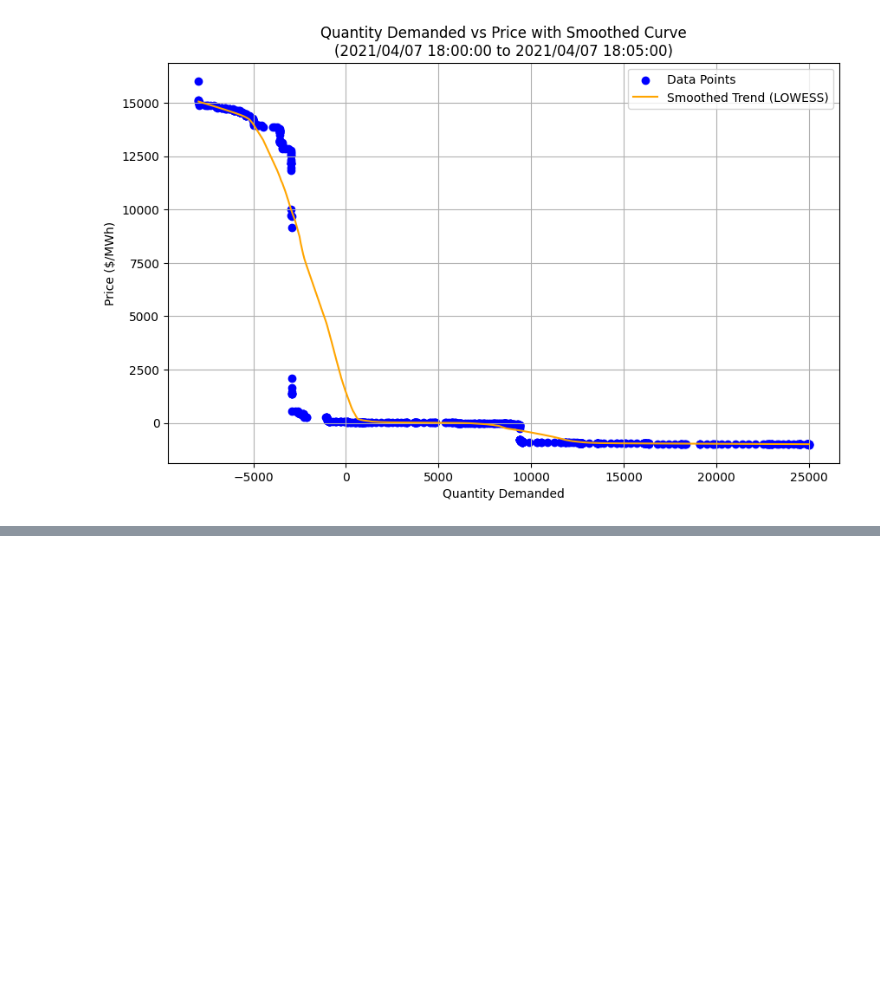
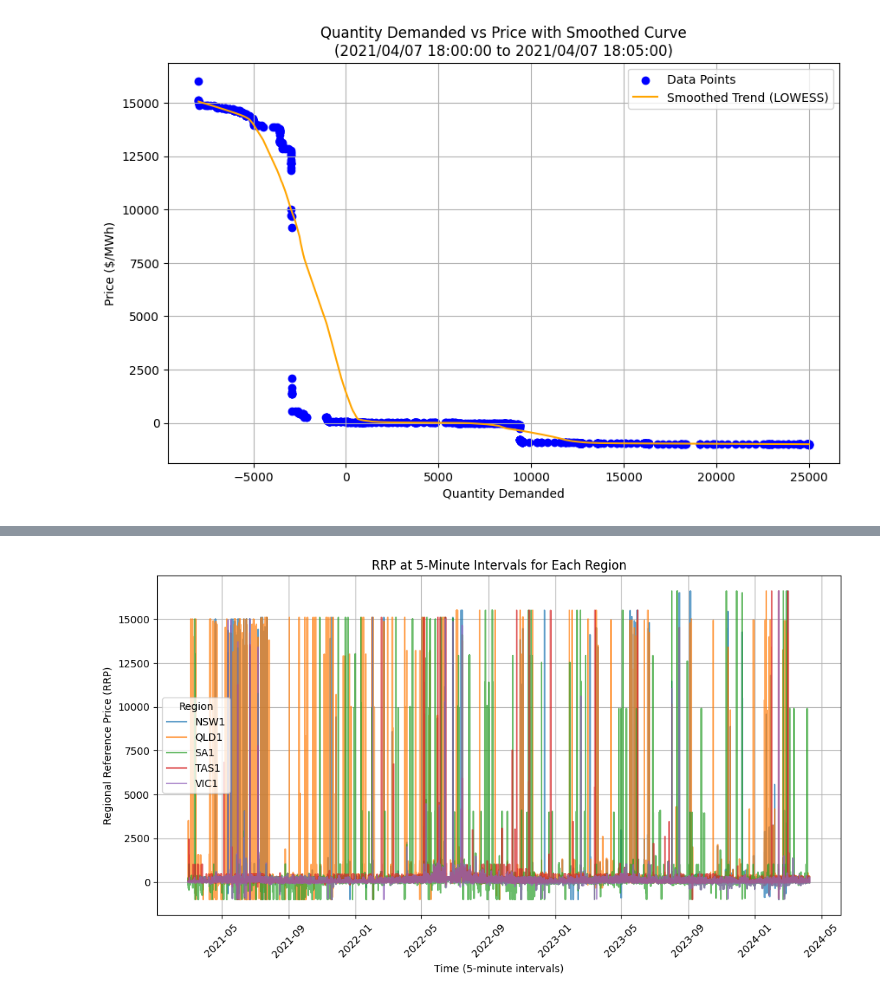
Before and after one commit to daniel-seymour/aus-electricity-auctions, a Jupyter notebook: data_cleaning_code/Uniform_auction_regional_basis.ipynb, the cells around one changed output, grey strips where cells are left out. Cells and saved outputs as stored; diff of their text form; code cells hidden in the pictures; blank space fills up the shorter version.

```diff
--- a/data_cleaning_code/Uniform_auction_regional_basis.ipynb
+++ b/data_cleaning_code/Uniform_auction_regional_basis.ipynb
@@ -120,0 +147,12 @@ inelastic_demand_per_region_df
+# %%
+# We now filter again just for the dispatch loads of Origin Energy electricity plants for the 6:00-6:05pm auction
+regional_demand_time_df = regional_demand_df[
+    regional_demand_df["SETTLEMENTDATE"].astype(str).str.contains("18:05:00", na=False)
+]
+
+date = '2021-04-07'
+
+# Filter for a single day
+# Next step: create a for loop to go through each of the dates
+regional_demand_time_date_df = regional_demand_time_df[regional_demand_time_df['SETTLEMENTDATE'].astype(str).str.contains(date)]
+regional_demand_time_date_df
@@ -235,7 +280,7 @@ bids_sorted_by_region
 # Create the demand_function column as the inelastic demand minus the cumulative bid volume adjusted
 
 # Map inelastic demand per region from TOTALCLEARED
-inelastic_demand_dict = dict(zip(inelastic_demand_per_region_df["Region"], inelastic_demand_per_region_df["TOTALCLEARED"]))
+inelastic_demand_dict = dict(zip(regional_demand_time_date_df["REGIONID"], regional_demand_time_date_df["TOTALDEMAND"]))
 
 # Compute demand function for each region
 bids_sorted_by_region["demand_function_for_each_region"] = (
@@ -360,0 +402,6 @@ INFO: Returning DISPATCHLOAD.
+# %%
+# Get the price bids.
+price_data = dynamic_data_compiler(start_time='2021/03/01 00:00:00',
+                                   end_time='2024/04/10 00:00:00',
+                                   table_name='DISPATCHPRICE',
+                                   raw_data_location=raw_data_cache)
@@ -360,0 +433,33 @@ INFO: Returning DISPATCHLOAD.
+# %%
+import pandas as pd
+import matplotlib.pyplot as plt
+
+# Convert SETTLEMENTDATE to datetime
+price_data["SETTLEMENTDATE"] = pd.to_datetime(price_data["SETTLEMENTDATE"])
+
+# Set SETTLEMENTDATE as the index for proper time-series plotting
+price_data = price_data.sort_values(by=["SETTLEMENTDATE"])
+
+# Get unique regions
+regions = price_data["REGIONID"].unique()
+
+# Create a figure
+plt.figure(figsize=(12, 6))
+
+# Loop through each region and plot RRP over time
+for region in regions:
+    subset = price_data[price_data["REGIONID"] == region]  # Filter data for the region
+    plt.plot(subset["SETTLEMENTDATE"], subset["RRP"], label=region, alpha=0.7)
+
+# Formatting the plot
+plt.xlabel("Time (5-minute intervals)")
+plt.ylabel("Regional Reference Price (RRP)")
+plt.title("RRP at 5-Minute Intervals for Each Region")
+plt.legend(title="Region")
+plt.xticks(rotation=45)
+plt.grid(True)
+
+# Show the plot
+plt.show()
+# %% [output]
+[figure, added]
```
Also changed, not shown: parts of 12 cells of this notebook, 3 other files.
